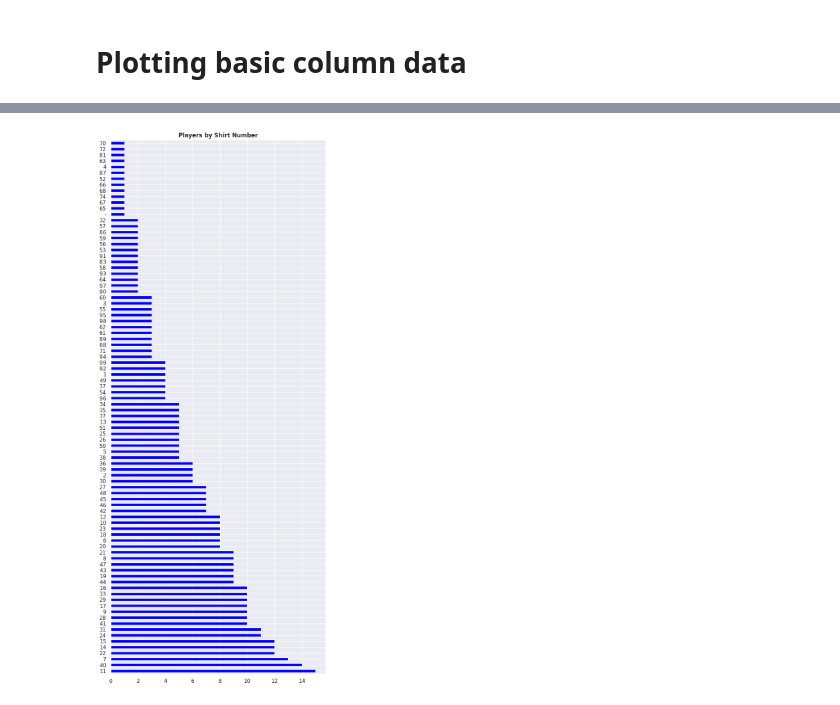
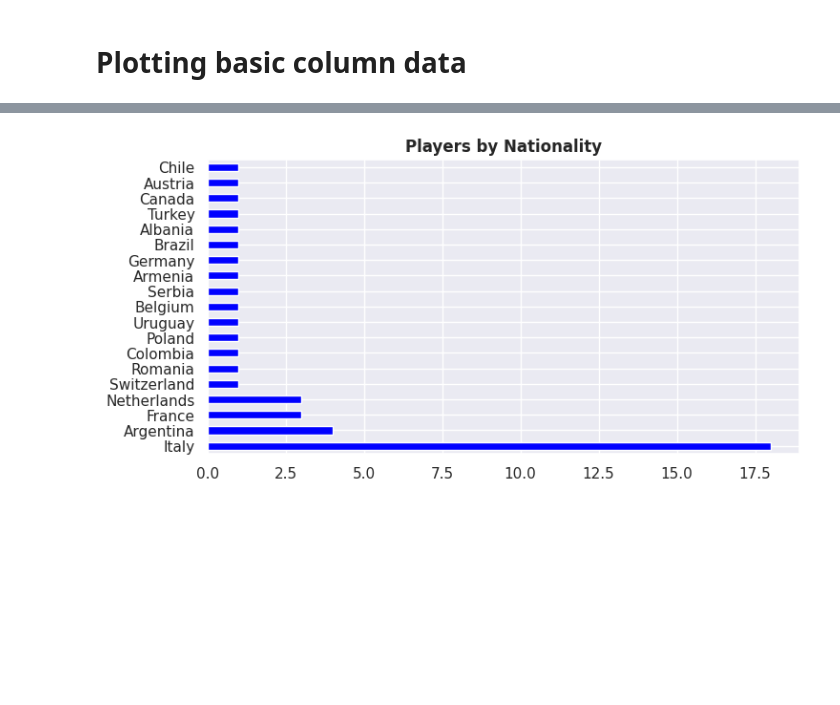
Before and after one commit to guilhermelaviola/InterMilan, a Jupyter notebook: CurrentSquad.ipynb, the cells around one changed output, grey strips where cells are left out. Saved outputs shown, nothing was run; the diff lists cells and outputs as text; code cells hidden in the pictures; blank space fills up the shorter version.

```diff
--- a/CurrentSquad.ipynb
+++ b/CurrentSquad.ipynb
@@ -11,6 +11,6 @@ plt.style.use('seaborn-pastel')
 # %%
 # Importing and displaying the last 10 goals scored:
 df = pd.ExcelFile('INTER.xlsx')
-players = pd.read_excel(df, 'All Players')
-players.tail(10)
+squad = pd.read_excel(df, 'Full squad')
+squad.tail(10)
 # %% [output]
@@ -35,8 +56,8 @@ players.shape
 # %%
-# Displaying players by shirt number:
-players['Number'].value_counts().plot(kind = 'barh', color = 'blue', figsize = (8, 20))
+# Displaying players by nationality:
+squad['Nationality'].value_counts().plot(kind = 'barh', color = 'blue', figsize = (8, 4))
 plt.ylabel(None)
-plt.title('Players by Shirt Number', fontweight = 'bold')
+plt.title('Players by Nationality', fontweight = 'bold')
 plt.show()
 # %% [output]
-[figure, old version]
+[figure, new version]
```
Also changed, not shown: parts of 19 cells of this notebook.
